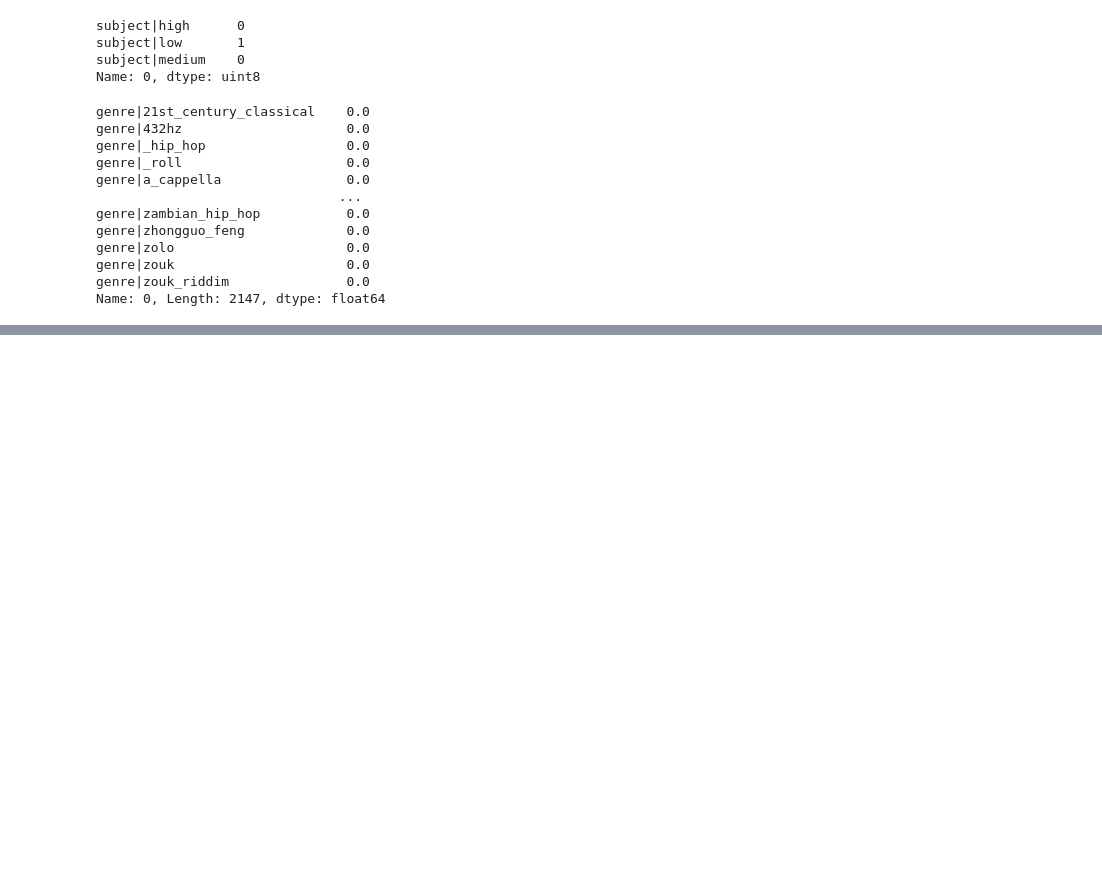
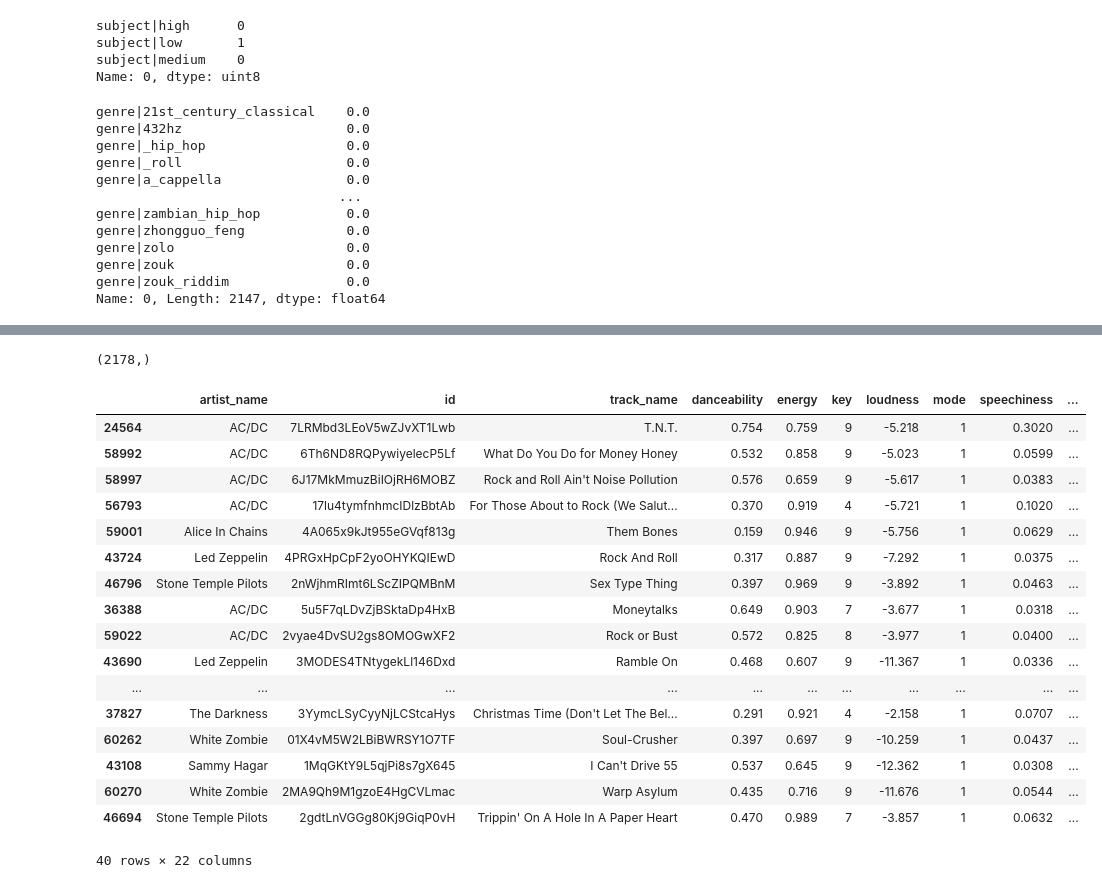
Before and after one commit to Hadryan/Spotify-Music-Recommendation-2, a Jupyter notebook: spotifyrecommender.ipynb, the cells around one changed output, grey strips where cells are left out. Saved outputs shown, nothing was run; the diff lists cells and outputs as text; code cells hidden in the pictures; blank space fills up the shorter version.

```diff
--- a/spotifyrecommender.ipynb
+++ b/spotifyrecommender.ipynb
@@ -473,3 +534,7 @@ complete_feature_set_playlist_vector_heart.shape
+# %%
+complete_feature_set_playlist_vector_EDM.shape
+# %% [output]
+(2178,)
 # %%
 def generate_playlist_recos(df, features, nonplaylist_features):
     """
@@ -590,0 +560,21 @@ recommend_songs([{'name': 'Come As You Are', 'release_date':1991},
+# %%
+reco_top40
+# %% [output]
+|  | artist_name | id | track_name | danceability | energy | key | loudness | mode | speechiness | ... |
+| 24564 | AC/DC | 7LRMbd3LEoV5wZJvXT1Lwb | T.N.T. | 0.754 | 0.759 | 9 | -5.218 | 1 | 0.3020 | ... |
+| 58992 | AC/DC | 6Th6ND8RQPywiyelecP5Lf | What Do You Do for Money Honey | 0.532 | 0.858 | 9 | -5.023 | 1 | 0.0599 | ... |
+| 58997 | AC/DC | 6J17MkMmuzBiIOjRH6MOBZ | Rock and Roll Ain't Noise Pollution | 0.576 | 0.659 | 9 | -5.617 | 1 | 0.0383 | ... |
+| 56793 | AC/DC | 17lu4tymfnhmcIDlzBbtAb | For Those About to Rock (We Salut... | 0.370 | 0.919 | 4 | -5.721 | 1 | 0.1020 | ... |
+| 59001 | Alice In Chains | 4A065x9kJt955eGVqf813g | Them Bones | 0.159 | 0.946 | 9 | -5.756 | 1 | 0.0629 | ... |
+| 43724 | Led Zeppelin | 4PRGxHpCpF2yoOHYKQIEwD | Rock And Roll | 0.317 | 0.887 | 9 | -7.292 | 1 | 0.0375 | ... |
+| 46796 | Stone Temple Pilots | 2nWjhmRImt6LScZIPQMBnM | Sex Type Thing | 0.397 | 0.969 | 9 | -3.892 | 1 | 0.0463 | ... |
+| 36388 | AC/DC | 5u5F7qLDvZjBSktaDp4HxB | Moneytalks | 0.649 | 0.903 | 7 | -3.677 | 1 | 0.0318 | ... |
+| 59022 | AC/DC | 2vyae4DvSU2gs8OMOGwXF2 | Rock or Bust | 0.572 | 0.825 | 8 | -3.977 | 1 | 0.0400 | ... |
+| 43690 | Led Zeppelin | 3MODES4TNtygekLl146Dxd | Ramble On | 0.468 | 0.607 | 9 | -11.367 | 1 | 0.0336 | ... |
+| ... | ... | ... | ... | ... | ... | ... | ... | ... | ... | ... |
+| 37827 | The Darkness | 3YymcLSyCyyNjLCStcaHys | Christmas Time (Don't Let The Bel... | 0.291 | 0.921 | 4 | -2.158 | 1 | 0.0707 | ... |
+| 60262 | White Zombie | 01X4vM5W2LBiBWRSY1O7TF | Soul-Crusher | 0.397 | 0.697 | 9 | -10.259 | 1 | 0.0437 | ... |
+| 43108 | Sammy Hagar | 1MqGKtY9L5qjPi8s7gX645 | I Can't Drive 55 | 0.537 | 0.645 | 9 | -12.362 | 1 | 0.0308 | ... |
+| 60270 | White Zombie | 2MA9Qh9M1gzoE4HgCVLmac | Warp Asylum | 0.435 | 0.716 | 9 | -11.676 | 1 | 0.0544 | ... |
+| 46694 | Stone Temple Pilots | 2gdtLnVGGg80Kj9GiqP0vH | Trippin' On A Hole In A Paper Heart | 0.470 | 0.989 | 7 | -3.857 | 1 | 0.0632 | ... |
+40 rows × 22 columns
```
Also changed, not shown: parts of 43 cells of this notebook, 5 other files.
